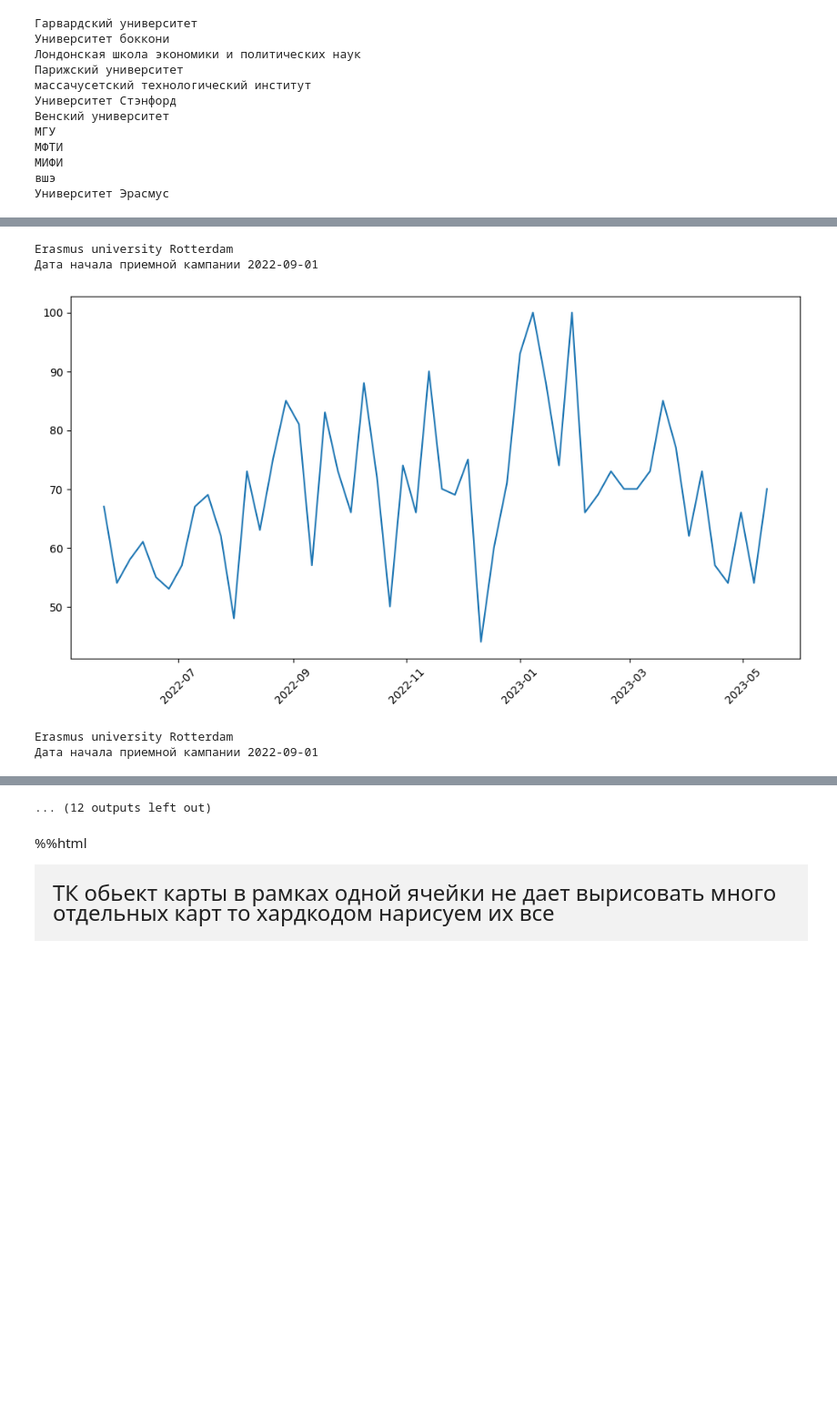
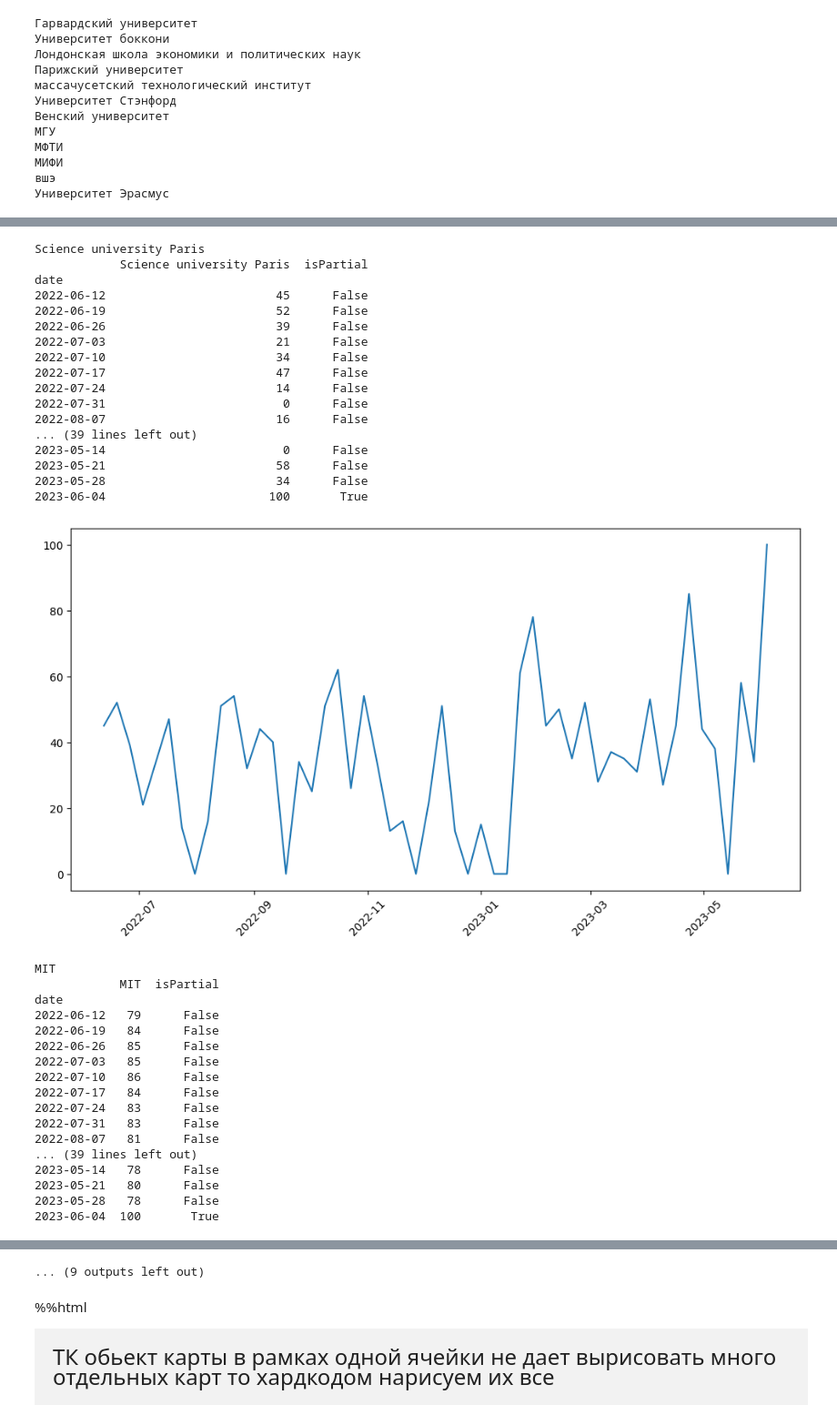
Before and after one commit to oskvorcova/olga_skvorcova, a Jupyter notebook: university_trends.ipynb, the cells around one changed output, grey strips where cells are left out. Shown at 91% size. Cells and saved outputs as stored; diff of their text form; code cells hidden in the pictures; blank space fills up the shorter version.

```diff
--- a/university_trends.ipynb
+++ b/university_trends.ipynb
@@ -169,15 +183,16 @@ fig.add_vline(x='2022-09-01', line_dash='dash', line_color='black')
 # %% [output]
 [interactive output not drawn]
 # %%
-for univ in (sql_data):
-    print(x[1])
-    print("Дата начала приемной кампании "+x[3])
+# Нарисыем графики по отдельности для университета
+for x in (kw_list):
+    print(x)
     pytrends = TrendReq()
-    pytrends.build_payload(kw_list=[x[1]], timeframe = 'today 12-m')
+    pytrends.build_payload(kw_list=[x], timeframe = 'today 12-m')
     interest_over_time_df = pytrends.interest_over_time()
-    data = pytrends.interest_over_time()
+    # Выведем ДФ полученный по реквесту
+    print(interest_over_time_df)
     plt.figure(figsize=(12, 6))
-    plt.plot(interest_over_time_df.index, interest_over_time_df[x[1]])
+    plt.plot(interest_over_time_df.index, interest_over_time_df[x])
     plt.xticks(rotation=45)
 
     plt.show()
@@ -196,5 +256,35 @@ Erasmus university Rotterdam
-Erasmus university Rotterdam
-Дата начала приемной кампании 2022-09-01
+Science university Paris
+            Science university Paris  isPartial
+date
+2022-06-12                        45      False
+2022-06-19                        52      False
+2022-06-26                        39      False
+2022-07-03                        21      False
+2022-07-10                        34      False
+2022-07-17                        47      False
+2022-07-24                        14      False
+2022-07-31                         0      False
+2022-08-07                        16      False
+... (39 lines left out)
+2023-05-14                         0      False
+2023-05-21                        58      False
+2023-05-28                        34      False
+2023-06-04                       100       True
-[figure, old version]
+[figure, new version]
-Erasmus university Rotterdam
-Дата начала приемной кампании 2022-09-01
+MIT
+            MIT  isPartial
+date
+2022-06-12   79      False
+2022-06-19   84      False
+2022-06-26   85      False
+2022-07-03   85      False
+2022-07-10   86      False
+2022-07-17   84      False
+2022-07-24   83      False
+2022-07-31   83      False
+2022-08-07   81      False
+... (39 lines left out)
+2023-05-14   78      False
+2023-05-21   80      False
+2023-05-28   78      False
+2023-06-04  100       True
@@ -205,4 +310,4 @@ Erasmus university Rotterdam
-... (12 outputs left out)
+... (9 outputs left out)
 # %% [markdown]
 %%html
 <div style="background-color: #f2f2f2; padding: 20px; font-size: 24px;">
```
Also changed, not shown: parts of 14 cells of this notebook, 1 other file.
